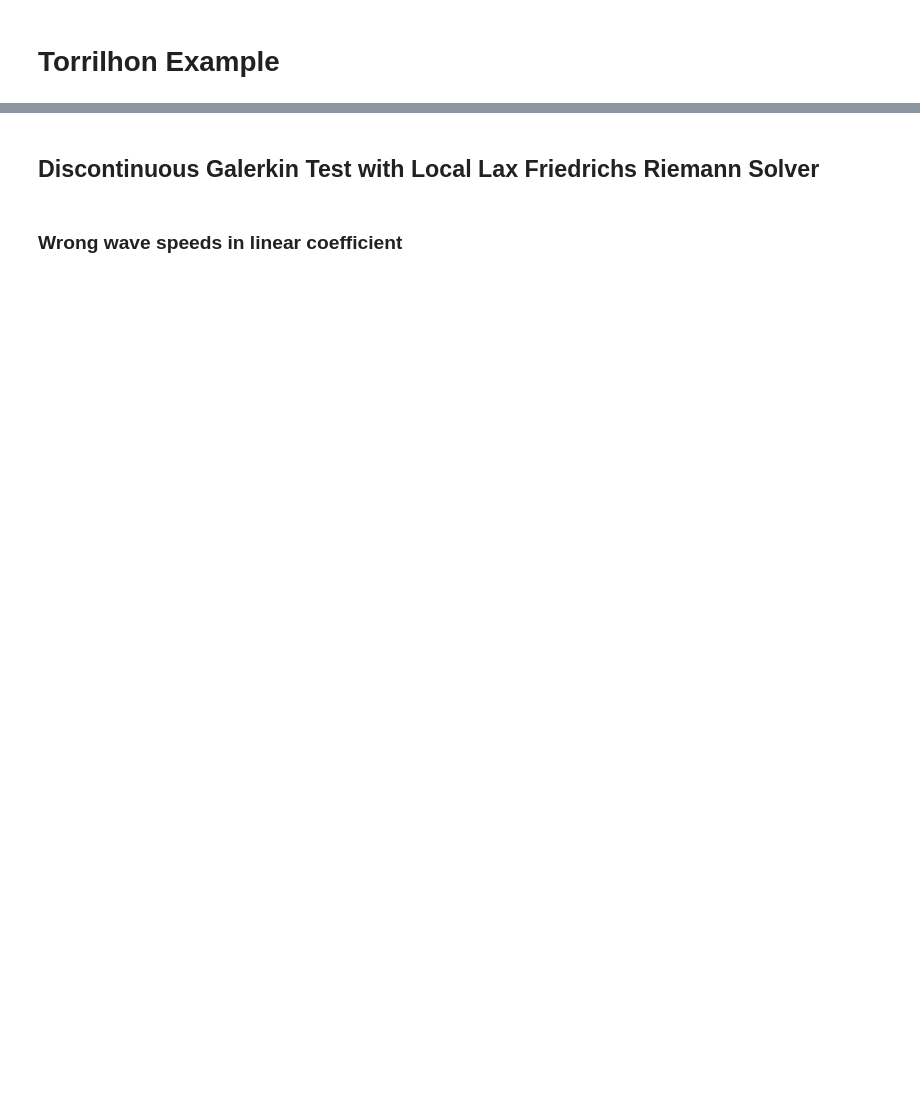
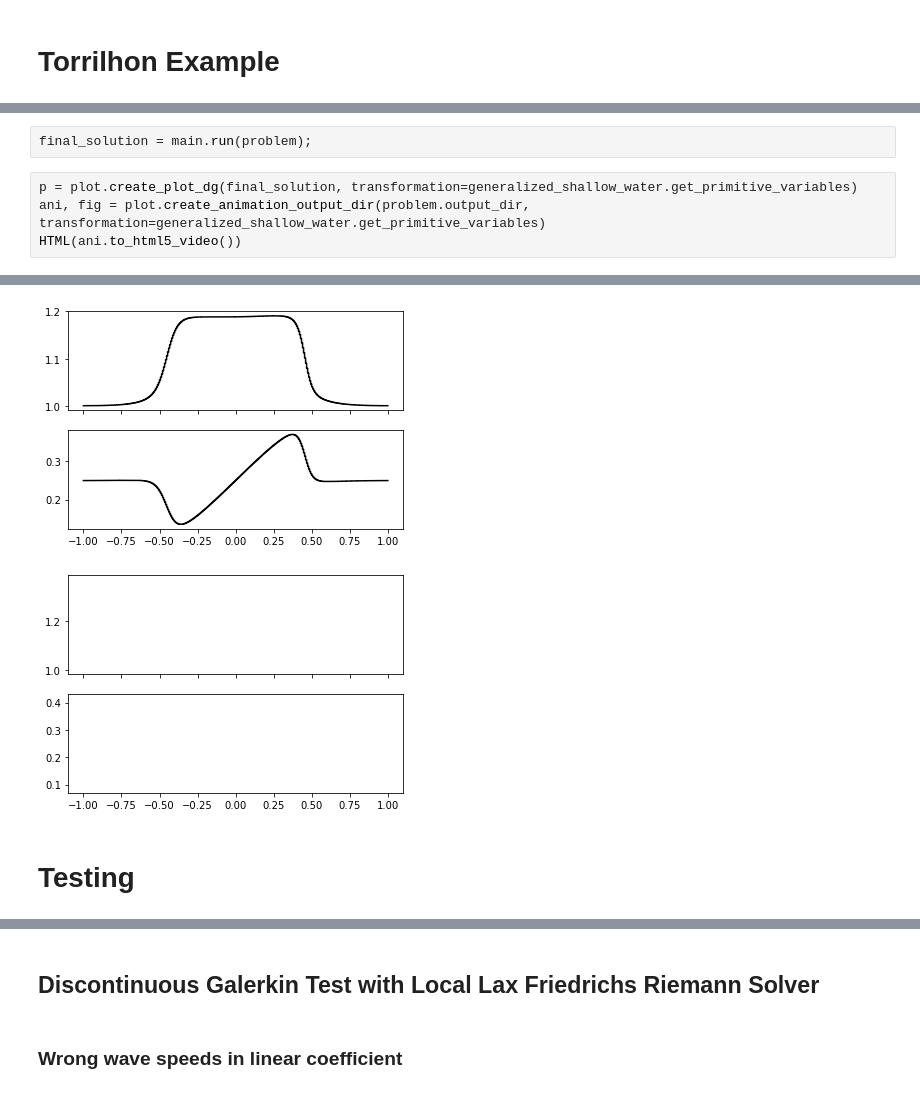
Before and after one commit to caleblogemann/pydogpack, a Jupyter notebook: apps/generalizedshallowwater/torrilhonexample/torrilhon_example.ipynb, the cells around one changed output, grey strips where cells are left out. Cells and saved outputs as stored; diff of their text form; blank space fills up the shorter version.

```diff
--- a/apps/generalizedshallowwater/torrilhonexample/torrilhon_example.ipynb
+++ b/apps/generalizedshallowwater/torrilhonexample/torrilhon_example.ipynb
@@ -77,0 +73,7 @@ HTML(ani.to_html5_video())
+# %%
+final_solution = main.run(problem);
+# %%
+p = plot.create_plot_dg(final_solution, transformation=generalized_shallow_water.get_primitive_variables)
+ani, fig = plot.create_animation_output_dir(problem.output_dir, transformation=generalized_shallow_water.get_primitive_variables)
+HTML(ani.to_html5_video())
+# %% [output]
@@ -77,0 +81,4 @@ HTML(ani.to_html5_video())
+[figure, added]
+[figure, added]
+# %% [markdown]
+# Testing
```
Also changed, not shown: parts of 24 cells of this notebook, 9 other files.
